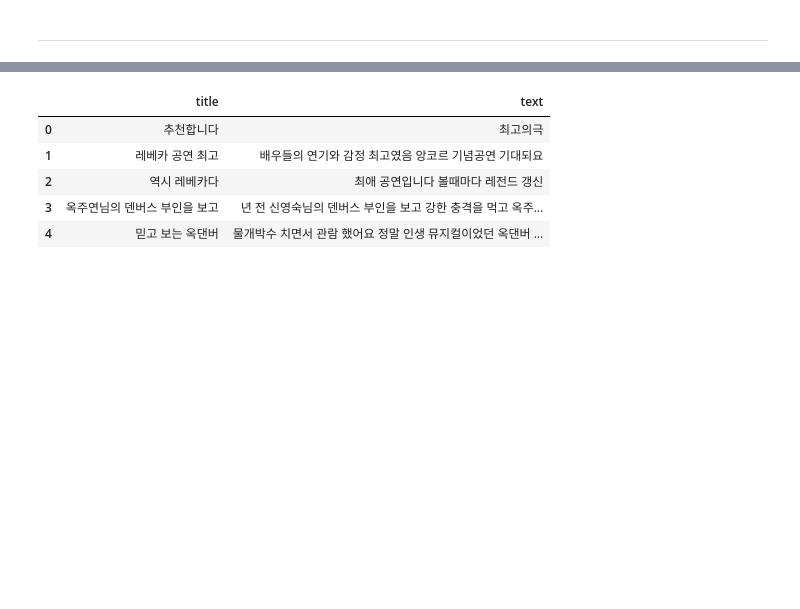
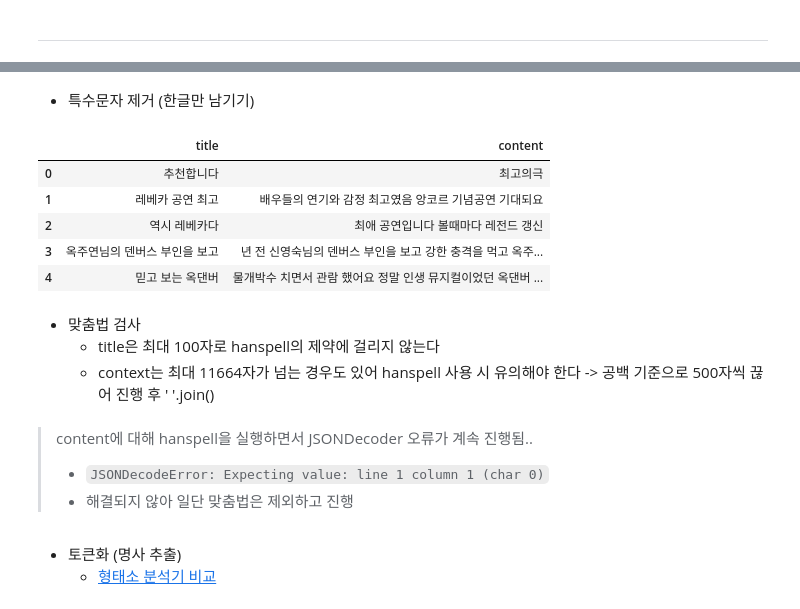
Before and after one commit to Sangyong-Jeon/ReviewStage, a Jupyter notebook: preprocessing/preprocessing_review.ipynb, the cells around one changed output, grey strips where cells are left out. Saved outputs shown, nothing was run; the diff lists cells and outputs as text; code cells hidden in the pictures; blank space fills up the shorter version.

Commit message:
feat: review 데이터 토큰화 완료

```diff
--- a/preprocessing/preprocessing_review.ipynb
+++ b/preprocessing/preprocessing_review.ipynb
@@ -202,0 +209,2 @@ memory usage: 1.7+ MB
+# %%
+review = pd.read_csv("../data/preprocessed_data/total_review_cleaning.csv")
@@ -203,10 +239,12 @@ memory usage: 1.7+ MB
+# %% [markdown]
+- 특수문자 제거 (한글만 남기기)
 # %%
 review['title'] = review['title'].str.replace('[^가-힣]', ' ', regex = True)
-review['text'] = review['text'].str.replace('[^가-힣]', ' ', regex = True)
+review['content'] = review['content'].str.replace('[^가-힣]', ' ', regex = True)
 
-review[['title', 'text']].head()
+review[['title', 'content']].head()
 # %% [output]
-|  | title | text |
+|  | title | content |
 | 0 | 추천합니다 | 최고의극 |
 | 1 | 레베카 공연 최고 | 배우들의 연기와 감정 최고였음 앙코르 기념공연 기대되요 |
 | 2 | 역시 레베카다 | 최애 공연입니다 볼때마다 레전드 갱신 |
@@ -247,0 +253,5 @@ plt.imshow(img)
+# %% [markdown]
+- 맞춤법 검사
+    - title은 최대 100자로 hanspell의 제약에 걸리지 않는다
+    - context는 최대 11664자가 넘는 경우도 있어 hanspell 사용 시 유의해야 한다
+        -> 공백 기준으로 500자씩 끊어 진행 후 ' '.join()
@@ -247,0 +315,7 @@ plt.imshow(img)
+# %% [markdown]
+> content에 대해 hanspell을 실행하면서 JSONDecoder 오류가 계속 진행됨..
+>   - `JSONDecodeError: Expecting value: line 1 column 1 (char 0)`
+> - 해결되지 않아 일단 맞춤법은 제외하고 진행
+# %% [markdown]
+- 토큰화 (명사 추출)
+    - [형태소 분석기 비교](https://jongsky.tistory.com/31)
```
Also changed, not shown: parts of 30 cells of this notebook.
